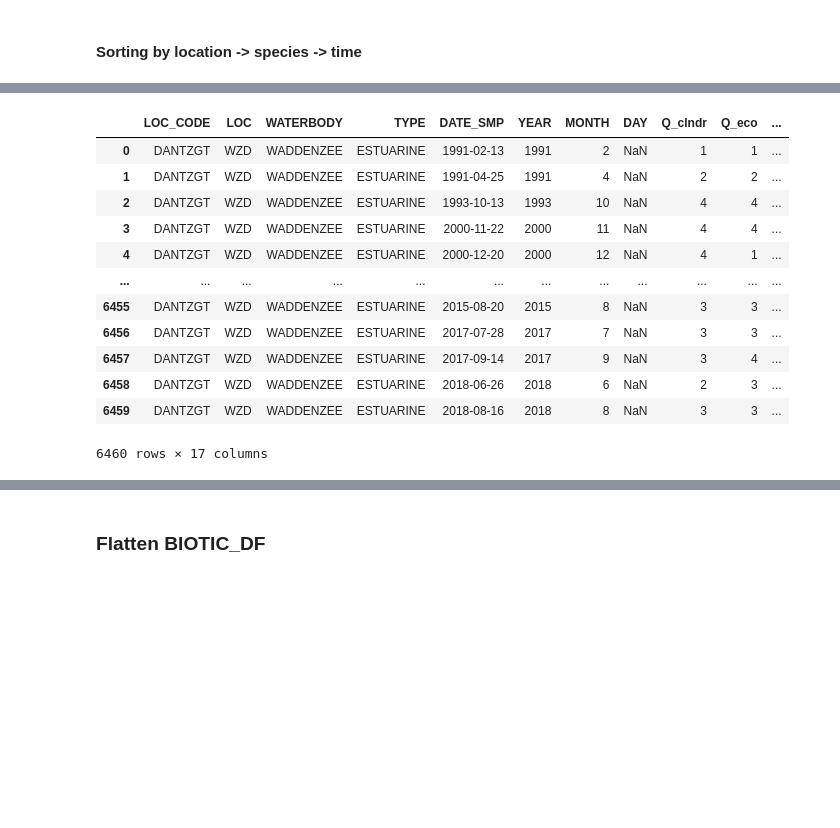
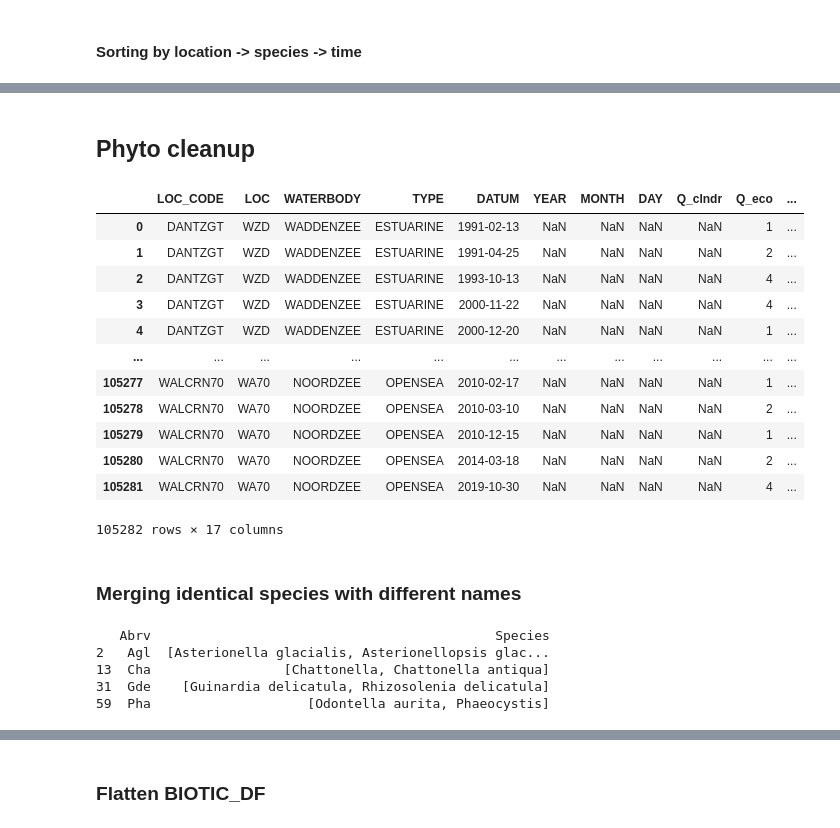
Before and after one commit to JinseiSteven/Phytoplankton-Prediction-Project, a Jupyter notebook: scripts/data_analysis_phyto.ipynb, the cells around one changed output, grey strips where cells are left out. Saved outputs shown, nothing was run; the diff lists cells and outputs as text; code cells hidden in the pictures; blank space fills up the shorter version.

Commit message:
phyto fix
to be integrated into final data cleanup file

```diff
--- a/scripts/data_analysis_phyto.ipynb
+++ b/scripts/data_analysis_phyto.ipynb
@@ -213,16 +207,24 @@ dantz = df[df.LOC_CODE == "DANTZGT"]
-# %%
-display(dantz)
-# %% [output]
-|  | LOC_CODE | LOC | WATERBODY | TYPE | DATE_SMP | YEAR | MONTH | DAY | Q_clndr | Q_eco | ... |
-| 0 | DANTZGT | WZD | WADDENZEE | ESTUARINE | 1991-02-13 | 1991 | 2 | NaN | 1 | 1 | ... |
-| 1 | DANTZGT | WZD | WADDENZEE | ESTUARINE | 1991-04-25 | 1991 | 4 | NaN | 2 | 2 | ... |
-| 2 | DANTZGT | WZD | WADDENZEE | ESTUARINE | 1993-10-13 | 1993 | 10 | NaN | 4 | 4 | ... |
-| 3 | DANTZGT | WZD | WADDENZEE | ESTUARINE | 2000-11-22 | 2000 | 11 | NaN | 4 | 4 | ... |
-| 4 | DANTZGT | WZD | WADDENZEE | ESTUARINE | 2000-12-20 | 2000 | 12 | NaN | 4 | 1 | ... |
-| ... | ... | ... | ... | ... | ... | ... | ... | ... | ... | ... | ... |
-| 6455 | DANTZGT | WZD | WADDENZEE | ESTUARINE | 2015-08-20 | 2015 | 8 | NaN | 3 | 3 | ... |
-| 6456 | DANTZGT | WZD | WADDENZEE | ESTUARINE | 2017-07-28 | 2017 | 7 | NaN | 3 | 3 | ... |
-| 6457 | DANTZGT | WZD | WADDENZEE | ESTUARINE | 2017-09-14 | 2017 | 9 | NaN | 3 | 4 | ... |
-| 6458 | DANTZGT | WZD | WADDENZEE | ESTUARINE | 2018-06-26 | 2018 | 6 | NaN | 2 | 3 | ... |
-| 6459 | DANTZGT | WZD | WADDENZEE | ESTUARINE | 2018-08-16 | 2018 | 8 | NaN | 3 | 3 | ... |
-6460 rows × 17 columns
+# %% [markdown]
+## Phyto cleanup
+# %%
+phyto_df = sorted_biotic_df
+phyto_df['DATE_SMP'] = pd.to_datetime(phyto_df['DATE_SMP'].dt.date)
+phyto_df.rename(columns={'DATE_SMP':'DATUM'}, inplace=True)
+
+display(phyto_df)
+# %% [output]
+|  | LOC_CODE | LOC | WATERBODY | TYPE | DATUM | YEAR | MONTH | DAY | Q_clndr | Q_eco | ... |
+| 0 | DANTZGT | WZD | WADDENZEE | ESTUARINE | 1991-02-13 | NaN | NaN | NaN | NaN | 1 | ... |
+| 1 | DANTZGT | WZD | WADDENZEE | ESTUARINE | 1991-04-25 | NaN | NaN | NaN | NaN | 2 | ... |
+| 2 | DANTZGT | WZD | WADDENZEE | ESTUARINE | 1993-10-13 | NaN | NaN | NaN | NaN | 4 | ... |
+| 3 | DANTZGT | WZD | WADDENZEE | ESTUARINE | 2000-11-22 | NaN | NaN | NaN | NaN | 4 | ... |
+| 4 | DANTZGT | WZD | WADDENZEE | ESTUARINE | 2000-12-20 | NaN | NaN | NaN | NaN | 1 | ... |
+| ... | ... | ... | ... | ... | ... | ... | ... | ... | ... | ... | ... |
+| 105277 | WALCRN70 | WA70 | NOORDZEE | OPENSEA | 2010-02-17 | NaN | NaN | NaN | NaN | 1 | ... |
+| 105278 | WALCRN70 | WA70 | NOORDZEE | OPENSEA | 2010-03-10 | NaN | NaN | NaN | NaN | 2 | ... |
+| 105279 | WALCRN70 | WA70 | NOORDZEE | OPENSEA | 2010-12-15 | NaN | NaN | NaN | NaN | 1 | ... |
+| 105280 | WALCRN70 | WA70 | NOORDZEE | OPENSEA | 2014-03-18 | NaN | NaN | NaN | NaN | 2 | ... |
+| 105281 | WALCRN70 | WA70 | NOORDZEE | OPENSEA | 2019-10-30 | NaN | NaN | NaN | NaN | 4 | ... |
+105282 rows × 17 columns
+# %% [markdown]
+### Merging identical species with different names
@@ -228,0 +234,15 @@ display(dantz)
+# %%
+# Check that everything went right
+spec_to_species_df = phyto_df.groupby('SPEC')['SPECIES'].unique().reset_index()
+spec_to_species_df.columns = ['Abrv','Species']
+
+# display_all(spec_to_species_df)
+
+phyto_duplicates = spec_to_species_df[spec_to_species_df['Species'].apply(len) > 1]
+print(phyto_duplicates)
+# %% [output]
+   Abrv                                            Species
+2   Agl  [Asterionella glacialis, Asterionellopsis glac...
+13  Cha                 [Chattonella, Chattonella antiqua]
+31  Gde    [Guinardia delicatula, Rhizosolenia delicatula]
+59  Pha                    [Odontella aurita, Phaeocystis]
```
Also changed, not shown: parts of 19 cells of this notebook.
